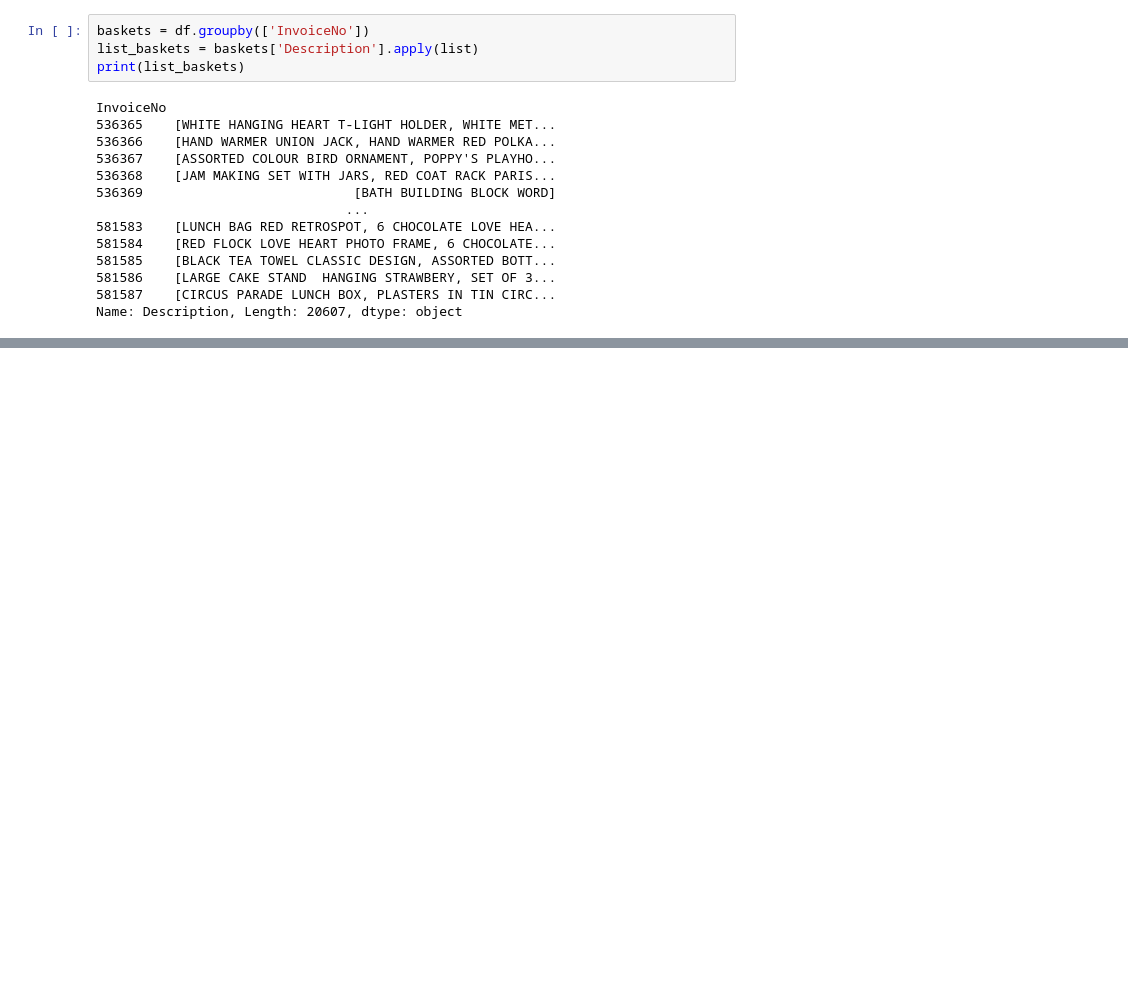
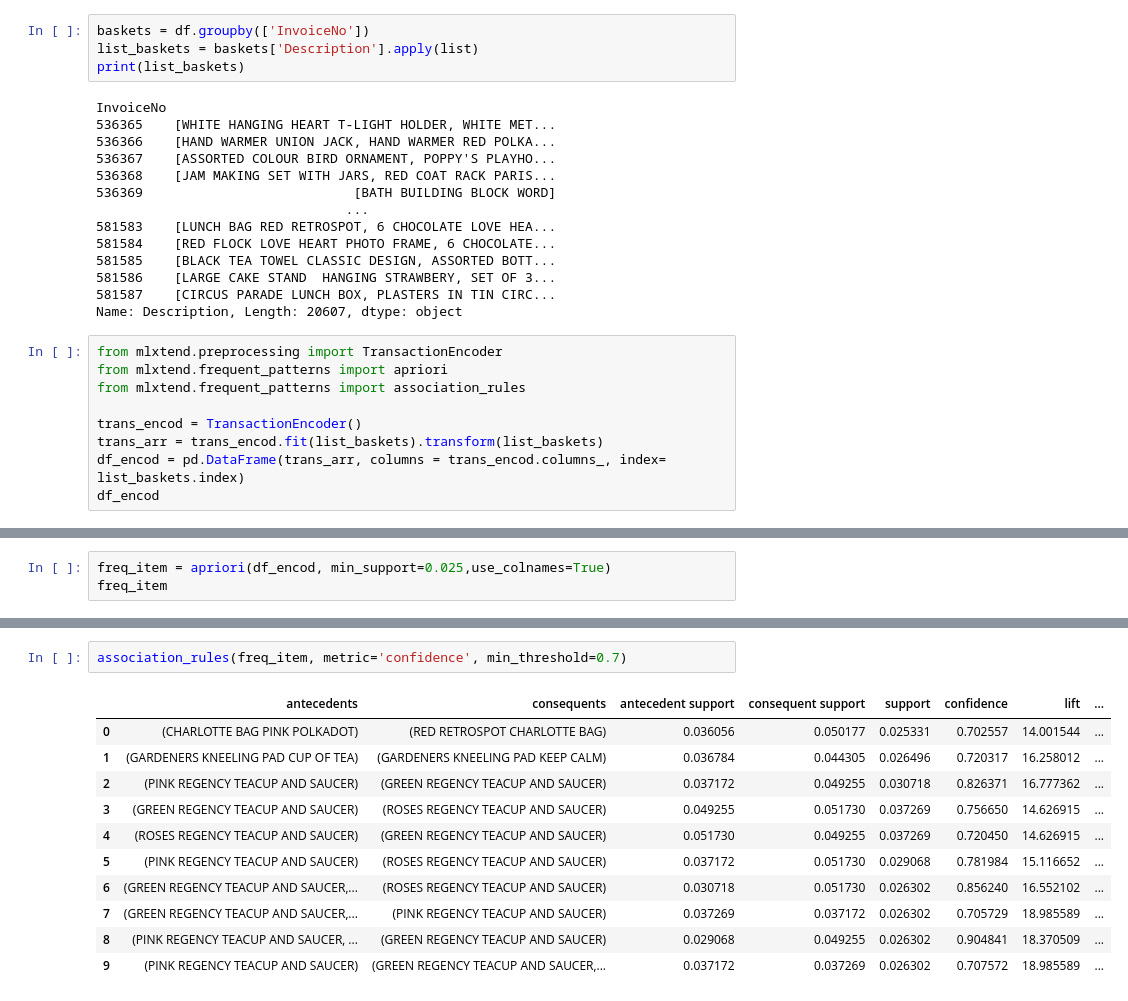
Before and after one commit to saharsolt/Machine_Learning_Python, a Jupyter notebook: OnlineRetailAprioriAlgorithm.ipynb, the cells around one changed output, grey strips where cells are left out. Saved outputs shown, nothing was run; the diff lists cells and outputs as text; blank space fills up the shorter version.

Commit message:
Apriori model

```diff
--- a/OnlineRetailAprioriAlgorithm.ipynb
+++ b/OnlineRetailAprioriAlgorithm.ipynb
@@ -113,3 +113,12 @@ InvoiceNo
 581586    [LARGE CAKE STAND  HANGING STRAWBERY, SET OF 3...
 581587    [CIRCUS PARADE LUNCH BOX, PLASTERS IN TIN CIRC...
 Name: Description, Length: 20607, dtype: object
+# %%
+from mlxtend.preprocessing import TransactionEncoder
+from mlxtend.frequent_patterns import apriori
+from mlxtend.frequent_patterns import association_rules
+
+trans_encod = TransactionEncoder()
+trans_arr = trans_encod.fit(list_baskets).transform(list_baskets)
+df_encod = pd.DataFrame(trans_arr, columns = trans_encod.columns_, index= list_baskets.index)
+df_encod
@@ -115,0 +140,3 @@ Name: Description, Length: 20607, dtype: object
+# %%
+freq_item = apriori(df_encod, min_support=0.025,use_colnames=True)
+freq_item
@@ -115,0 +157,14 @@ Name: Description, Length: 20607, dtype: object
+# %%
+association_rules(freq_item, metric='confidence', min_threshold=0.7)
+# %% [output]
+|  | antecedents | consequents | antecedent support | consequent support | support | confidence | lift | ... |
+| 0 | (CHARLOTTE BAG PINK POLKADOT) | (RED RETROSPOT CHARLOTTE BAG) | 0.036056 | 0.050177 | 0.025331 | 0.702557 | 14.001544 | ... |
+| 1 | (GARDENERS KNEELING PAD CUP OF TEA) | (GARDENERS KNEELING PAD KEEP CALM) | 0.036784 | 0.044305 | 0.026496 | 0.720317 | 16.258012 | ... |
+| 2 | (PINK REGENCY TEACUP AND SAUCER) | (GREEN REGENCY TEACUP AND SAUCER) | 0.037172 | 0.049255 | 0.030718 | 0.826371 | 16.777362 | ... |
+| 3 | (GREEN REGENCY TEACUP AND SAUCER) | (ROSES REGENCY TEACUP AND SAUCER) | 0.049255 | 0.051730 | 0.037269 | 0.756650 | 14.626915 | ... |
+| 4 | (ROSES REGENCY TEACUP AND SAUCER) | (GREEN REGENCY TEACUP AND SAUCER) | 0.051730 | 0.049255 | 0.037269 | 0.720450 | 14.626915 | ... |
+| 5 | (PINK REGENCY TEACUP AND SAUCER) | (ROSES REGENCY TEACUP AND SAUCER) | 0.037172 | 0.051730 | 0.029068 | 0.781984 | 15.116652 | ... |
+| 6 | (GREEN REGENCY TEACUP AND SAUCER,... | (ROSES REGENCY TEACUP AND SAUCER) | 0.030718 | 0.051730 | 0.026302 | 0.856240 | 16.552102 | ... |
+| 7 | (GREEN REGENCY TEACUP AND SAUCER,... | (PINK REGENCY TEACUP AND SAUCER) | 0.037269 | 0.037172 | 0.026302 | 0.705729 | 18.985589 | ... |
+| 8 | (PINK REGENCY TEACUP AND SAUCER, ... | (GREEN REGENCY TEACUP AND SAUCER) | 0.029068 | 0.049255 | 0.026302 | 0.904841 | 18.370509 | ... |
+| 9 | (PINK REGENCY TEACUP AND SAUCER) | (GREEN REGENCY TEACUP AND SAUCER,... | 0.037172 | 0.037269 | 0.026302 | 0.707572 | 18.985589 | ... |
```
Also changed, not shown: parts of 2 cells of this notebook, 2 other files.
